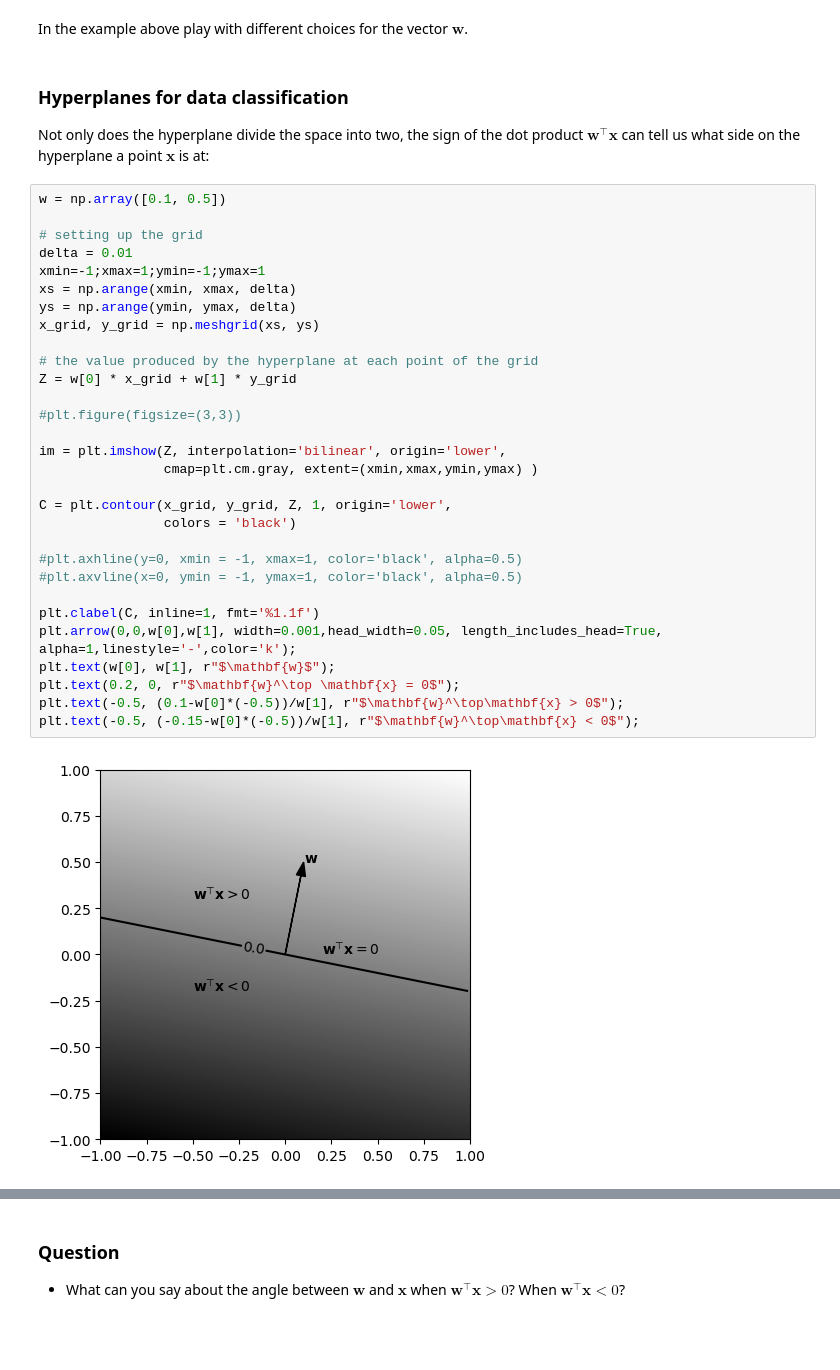
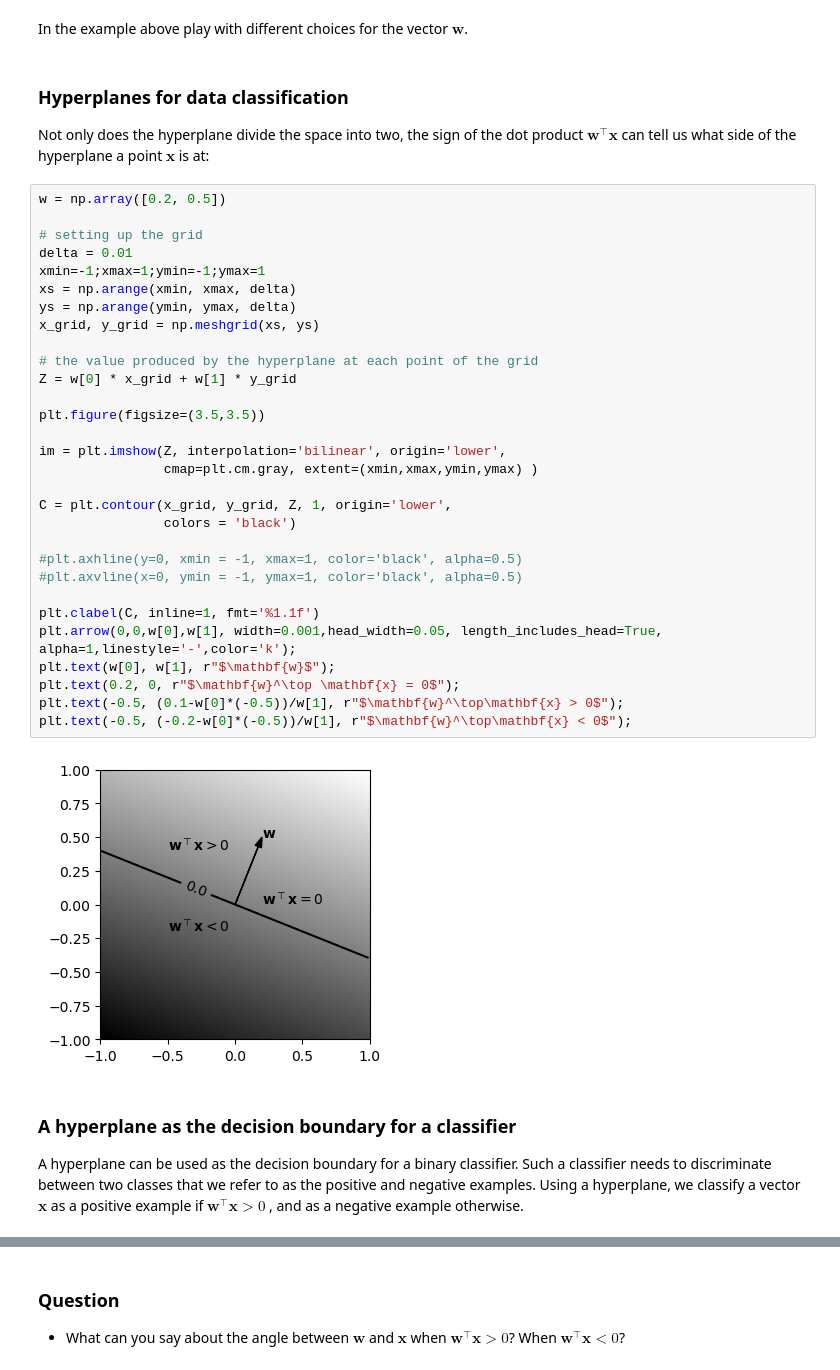
Before and after one commit to asabenhur/CS345, a Jupyter notebook: fall24/notebooks/module01_04_hyperplanes.ipynb, the cells around one changed output, grey strips where cells are left out. Cells and saved outputs as stored; diff of their text form; blank space fills up the shorter version.

```diff
--- a/fall24/notebooks/module01_04_hyperplanes.ipynb
+++ b/fall24/notebooks/module01_04_hyperplanes.ipynb
@@ -156,37 +157,42 @@ In the example above play with different choices for the vector $\mathbf{w}$.
 # %% [markdown]
 ### Hyperplanes for data classification
 
-Not only does the hyperplane divide the space into two, the sign of the dot product $\mathbf{w}^\top \mathbf{x}$ can tell us what side on the hyperplane a point $\mathbf{x}$ is at:
+Not only does the hyperplane divide the space into two, the sign of the dot product $\mathbf{w}^\top \mathbf{x}$ can tell us what side of the hyperplane a point $\mathbf{x}$ is at:
 # %%
-w = np.array([0.1, 0.5])
+w = np.array([0.2, 0.5])
 
 # setting up the grid
 delta = 0.01
 xmin=-1;xmax=1;ymin=-1;ymax=1
 xs = np.arange(xmin, xmax, delta)
 ys = np.arange(ymin, ymax, delta)
 x_grid, y_grid = np.meshgrid(xs, ys)
 
 # the value produced by the hyperplane at each point of the grid
 Z = w[0] * x_grid + w[1] * y_grid
 
-#plt.figure(figsize=(3,3))
+plt.figure(figsize=(3.5,3.5))
 
 im = plt.imshow(Z, interpolation='bilinear', origin='lower',
                 cmap=plt.cm.gray, extent=(xmin,xmax,ymin,ymax) )
 
 C = plt.contour(x_grid, y_grid, Z, 1, origin='lower',
                 colors = 'black')
 
 #plt.axhline(y=0, xmin = -1, xmax=1, color='black', alpha=0.5)
 #plt.axvline(x=0, ymin = -1, ymax=1, color='black', alpha=0.5)
 
 plt.clabel(C, inline=1, fmt='%1.1f')
 plt.arrow(0,0,w[0],w[1], width=0.001,head_width=0.05, length_includes_head=True, alpha=1,linestyle='-',color='k');
 plt.text(w[0], w[1], r"$\mathbf{w}$");
 plt.text(0.2, 0, r"$\mathbf{w}^\top \mathbf{x} = 0$");
 plt.text(-0.5, (0.1-w[0]*(-0.5))/w[1], r"$\mathbf{w}^\top\mathbf{x} > 0$");
-plt.text(-0.5, (-0.15-w[0]*(-0.5))/w[1], r"$\mathbf{w}^\top\mathbf{x} < 0$");
+plt.text(-0.5, (-0.2-w[0]*(-0.5))/w[1], r"$\mathbf{w}^\top\mathbf{x} < 0$");
 # %% [output]
-[figure, old version]
+[figure, new version]
+# %% [markdown]
+### A hyperplane as the decision boundary for a classifier
+
+A hyperplane can be used as the decision boundary for a binary classifier.  Such a classifier needs to discriminate between two classes that we refer to as the positive and negative examples.
+Using a hyperplane, we classify a vector $\mathbf{x}$ as a positive example if $\mathbf{w}^\top \mathbf{x} > 0$ , and as a negative example otherwise.
 # %% [markdown]
```
Also changed, not shown: parts of 22 cells of this notebook.
